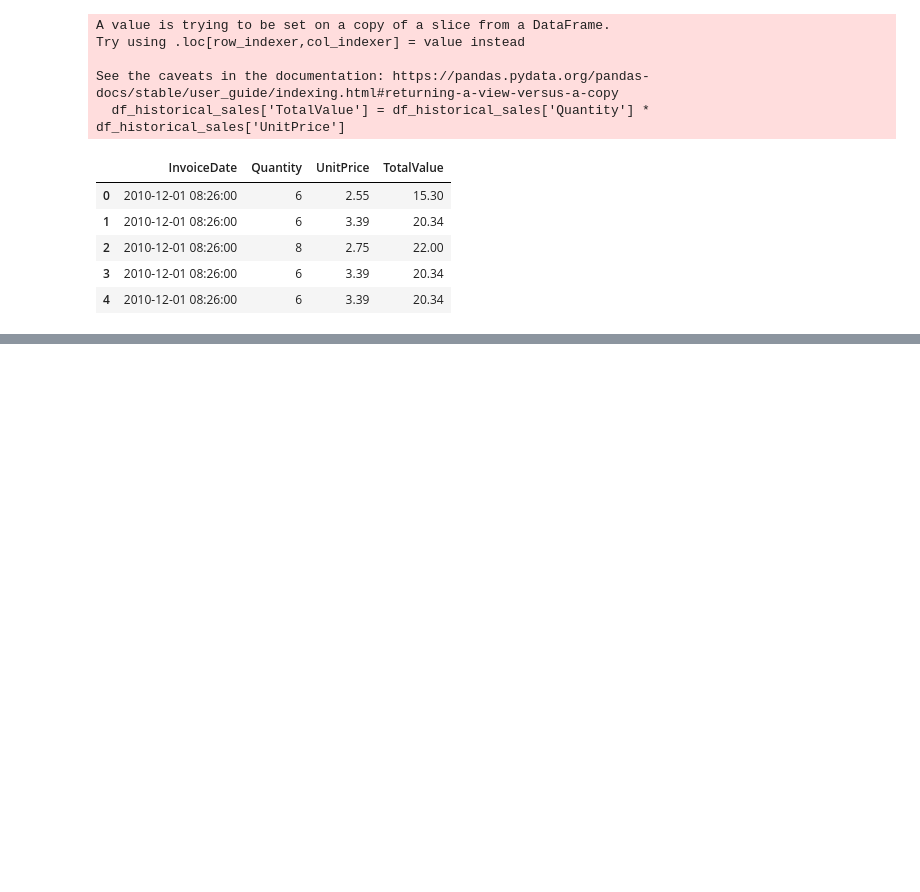
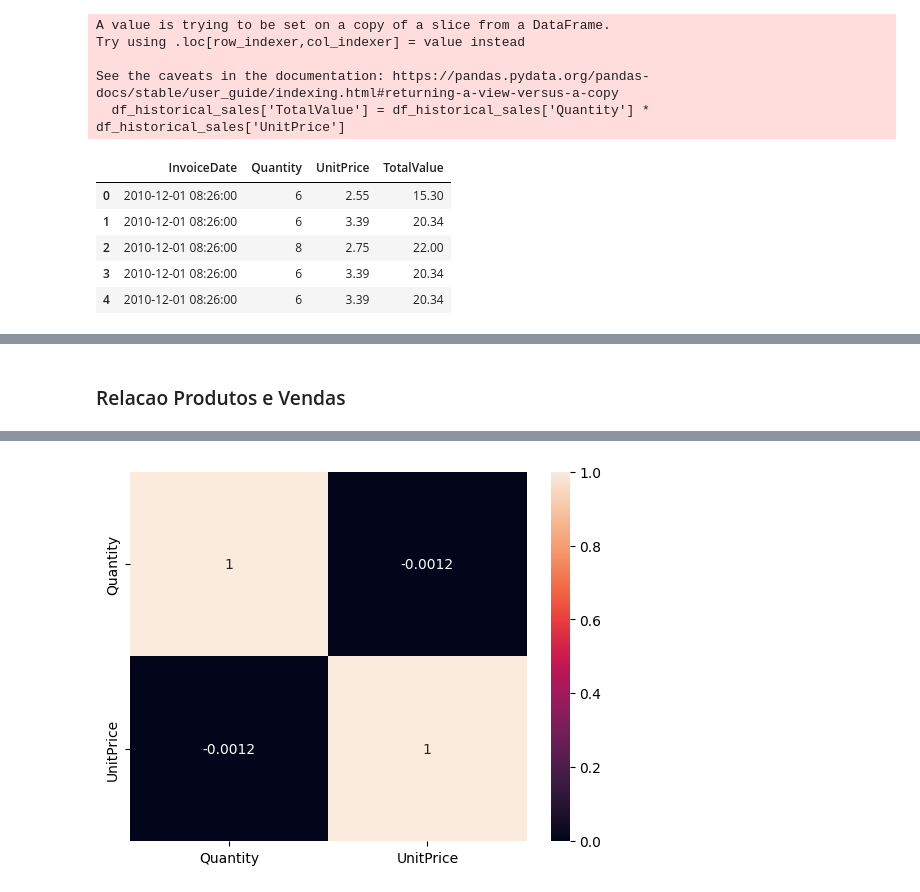
Before and after one commit to GuilhermeTagliati/Python_for_Non_Programmers, a Jupyter notebook: 02_CRM_MANAGEMENT_PROJECT/crm_V1/crm_analysis.ipynb, the cells around one changed output, grey strips where cells are left out. Cells and saved outputs as stored; diff of their text form; code cells hidden in the pictures; blank space fills up the shorter version.

```diff
--- a/02_CRM_MANAGEMENT_PROJECT/crm_V1/crm_analysis.ipynb
+++ b/02_CRM_MANAGEMENT_PROJECT/crm_V1/crm_analysis.ipynb
@@ -120,3 +122,9 @@ See the caveats in the documentation: https://pandas.pydata.org/pandas-docs/stab
 # %%
 fig = px.line(df_plot, x="YearMonth", y="TotalValue", title='Sales per Month')
 fig.show()
+# %% [markdown]
+### Relacao Produtos e Vendas
+# %%
+df_relation = df_crm.copy()
+corr_matrix = df_relation.corr()
+# %% [output]
@@ -122,0 +132 @@ fig.show()
+[figure, added]
```
Also changed, not shown: parts of 3 cells of this notebook.
